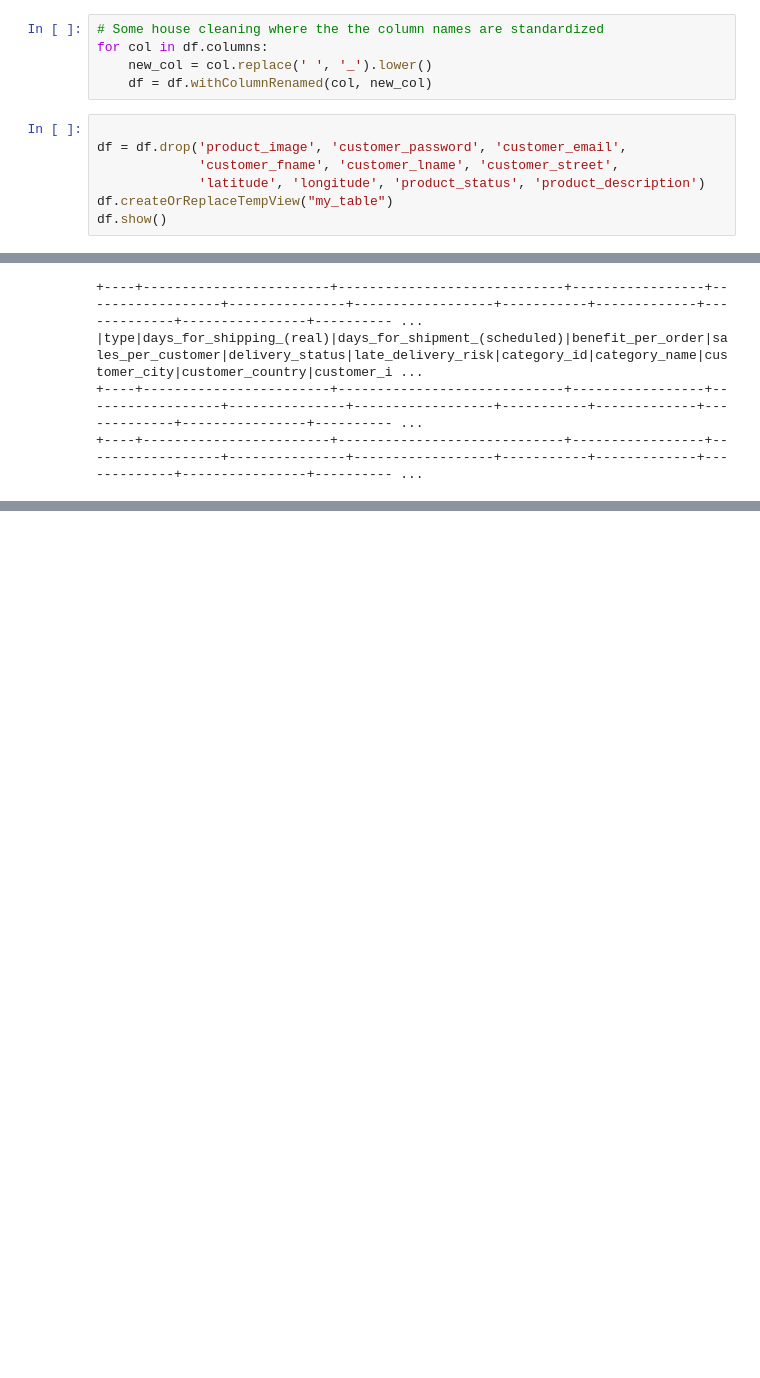
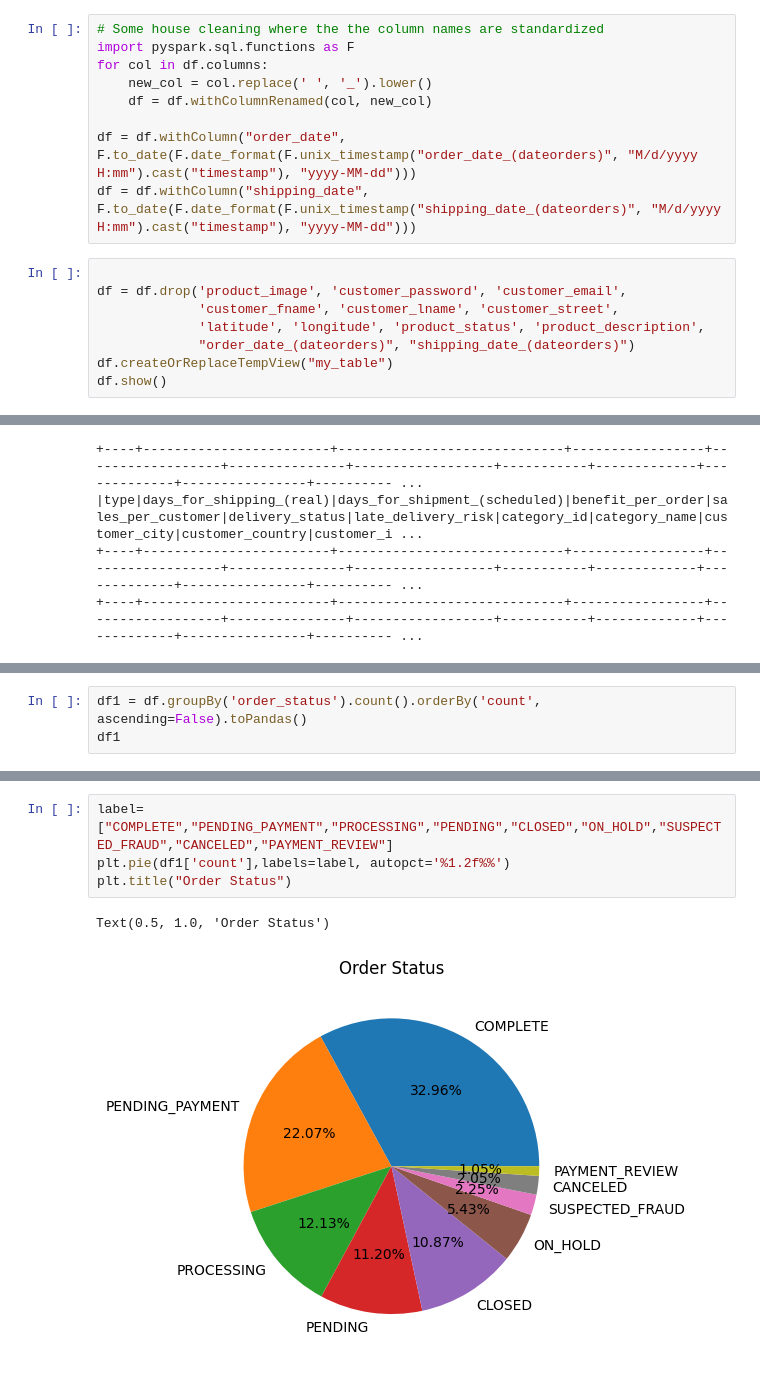
Before and after one commit to SunithAreng/DSS_Project_DataCo, a Jupyter notebook: Exploration.ipynb, the cells around one changed output, grey strips where cells are left out. Cells and saved outputs as stored; diff of their text form; blank space fills up the shorter version.

```diff
--- a/Exploration.ipynb
+++ b/Exploration.ipynb
@@ -48,14 +58,19 @@ df.show()
 only showing top 20 rows
 # %%
 # Some house cleaning where the the column names are standardized
+import pyspark.sql.functions as F
 for col in df.columns:
     new_col = col.replace(' ', '_').lower()
     df = df.withColumnRenamed(col, new_col)
+
+df = df.withColumn("order_date", F.to_date(F.date_format(F.unix_timestamp("order_date_(dateorders)", "M/d/yyyy H:mm").cast("timestamp"), "yyyy-MM-dd")))
+df = df.withColumn("shipping_date", F.to_date(F.date_format(F.unix_timestamp("shipping_date_(dateorders)", "M/d/yyyy H:mm").cast("timestamp"), "yyyy-MM-dd")))
 # %%
 
 df = df.drop('product_image', 'customer_password', 'customer_email',
              'customer_fname', 'customer_lname', 'customer_street',
-             'latitude', 'longitude', 'product_status', 'product_description')
+             'latitude', 'longitude', 'product_status', 'product_description',
+             "order_date_(dateorders)", "shipping_date_(dateorders)")
 df.createOrReplaceTempView("my_table")
 df.show()
 # %% [output]
@@ -137,0 +275,3 @@ df.groupBy('order_status').count().orderBy('count', ascending=False).show()
+# %%
+df1 = df.groupBy('order_status').count().orderBy('count', ascending=False).toPandas()
+df1
@@ -138,3 +289,10 @@ df.groupBy('order_status').count().orderBy('count', ascending=False).show()
+# %%
+label=["COMPLETE","PENDING_PAYMENT","PROCESSING","PENDING","CLOSED","ON_HOLD","SUSPECTED_FRAUD","CANCELED","PAYMENT_REVIEW"]
+plt.pie(df1['count'],labels=label, autopct='%1.2f%%')
+plt.title("Order Status")
+# %% [output]
+Text(0.5, 1.0, 'Order Status')
+[figure, added]
 # %%
 df.groupBy('order_country').count().orderBy('count', ascending=False).show()
 # %% [output]
```
Also changed, not shown: parts of 29 cells of this notebook.
